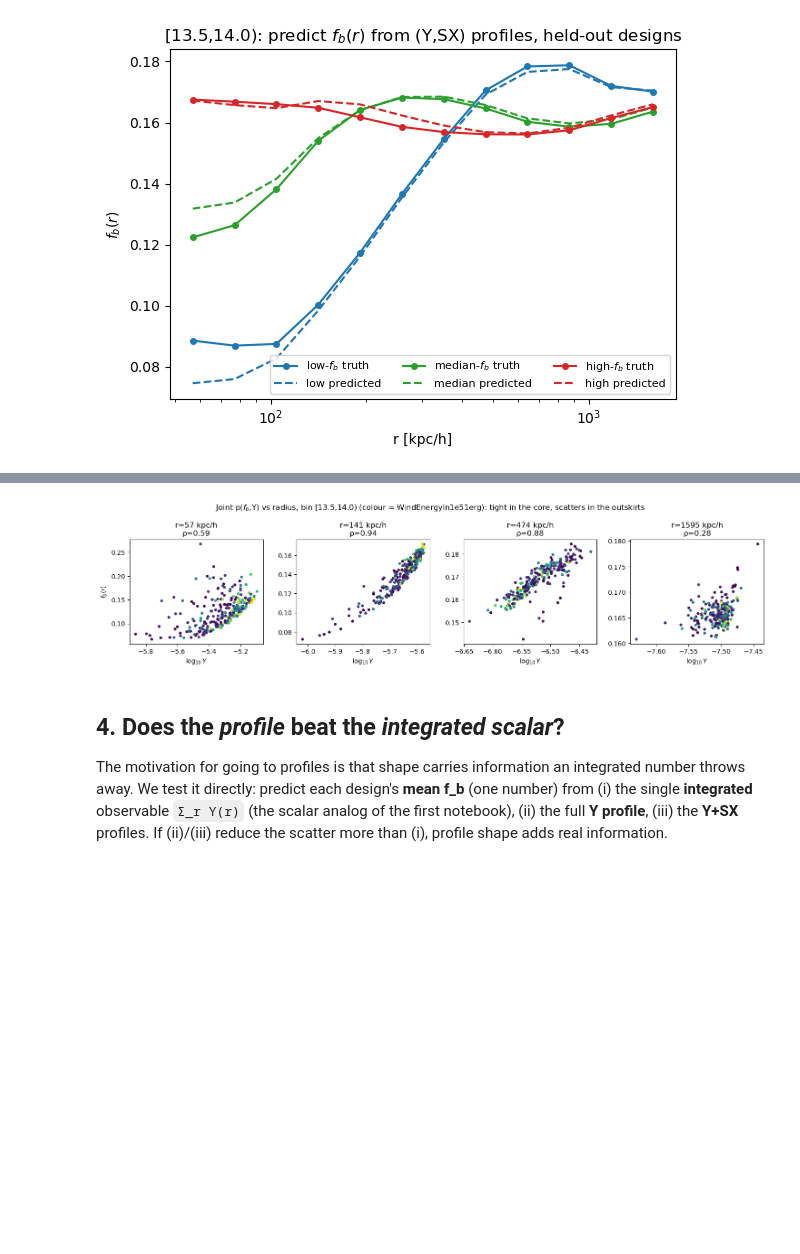
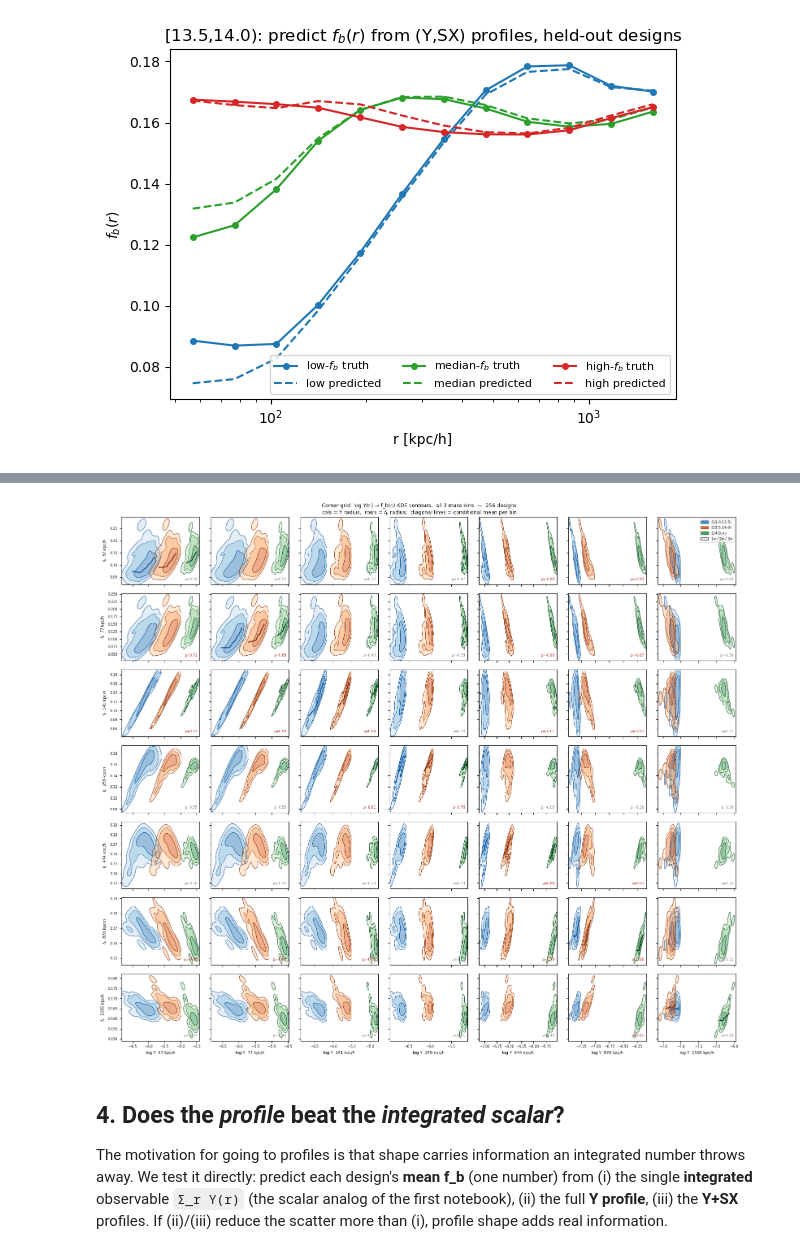
Before and after one commit to Maxelee/BIND, a Jupyter notebook: profile_fb_map.ipynb, the cells around one changed output, grey strips where cells are left out. Cells and saved outputs as stored; diff of their text form; code cells hidden in the pictures; blank space fills up the shorter version.

```diff
--- a/profile_fb_map.ipynb
+++ b/profile_fb_map.ipynb
@@ -394,13 +386,83 @@ saved prof_joint_Y_fb.png ; rho=0.94 at r=141 kpc
 # %%
-# How the joint tightens/loosens with radius (this IS the reduction-vs-r story)
-sel=[0,ri,7,11]                      # core, peak, mid, outskirt indices
-fig,axes=plt.subplots(1,len(sel),figsize=(15,3.8))
-for ax,j in zip(axes,sel):
-    xx=np.log10(prof['Y'][:,b,j]); yy=prof['fb'][:,b,j]
-    rho=spearmanr(xx,yy).statistic
-    ax.scatter(xx,yy,c=pval,cmap='viridis',s=12)
-    ax.set_xlabel('$\\log_{10} Y$'); ax.set_title(f'r={r[j]:.0f} kpc/h\nρ={rho:.2f}')
-axes[0].set_ylabel('$f_b(r)$')
-fig.suptitle(f'Joint p($f_b$,Y) vs radius, bin {lbl} (colour = {pname}): tight in the core, scatters in the outskirts')
-fig.tight_layout(); fig.savefig(FIG/'prof_joint_vs_r.png',dpi=130); print('saved prof_joint_vs_r.png')
+from scipy.stats import gaussian_kde
+
+# Use middle bin to define the radial selection
+b_ref = 1
+ri_peak = int(np.nanargmax(prof_res[('Y', MLBL[b_ref])]['red']))
+sel = sorted(set(np.linspace(0, nr-1, 7).astype(int)) | {ri_peak})[:7]
+n_sel = len(sel)
+r_sel_lbl = [f'{r[k]:.0f}' for k in sel]
+
+# Per-bin color families: light→dark for 3σ→1σ fill, + line color
+BIN_STYLES = [
+    dict(fill=['#c6dbef','#6baed6','#2171b5'], line='#08519c'),   # blues  (low mass)
+    dict(fill=['#fdd0a2','#fd8d3c','#d94801'], line='#7f2704'),   # oranges (mid mass)
+    dict(fill=['#c7e9c0','#74c476','#238b45'], line='#00441b'),   # greens  (high mass)
+]
+
+def kde_levels(xx, yy, fracs=(0.9973, 0.9545, 0.6827), grid_size=80, pad=0.15):
+    """Return (X, Y, Z, levels) where each level encloses the given probability mass.
+    pad: fractional padding added to each axis beyond the data range so contours
+    are not clipped at the plot boundary."""
+    kde = gaussian_kde(np.vstack([xx, yy]))
+    xp = (xx.max() - xx.min()) * pad
+    yp = (yy.max() - yy.min()) * pad
+    xg = np.linspace(xx.min() - xp, xx.max() + xp, grid_size)
+    yg = np.linspace(yy.min() - yp, yy.max() + yp, grid_size)
+    X, Y = np.meshgrid(xg, yg)
+    Z = kde(np.vstack([X.ravel(), Y.ravel()])).reshape(X.shape)
+    z_flat = Z.ravel()
+    idx = np.argsort(z_flat)[::-1]
+    cum = np.cumsum(z_flat[idx]) / z_flat.sum()
+    levels = sorted(z_flat[idx[np.searchsorted(cum, f)]] for f in fracs)
+    return X, Y, Z, levels
+
+fig, axes = plt.subplots(n_sel, n_sel, figsize=(16, 14))
+
+for row, j in enumerate(sel):        # f_b radius (y-axis)
+    for col, i in enumerate(sel):    # Y  radius  (x-axis)
+        ax = axes[row, col]
+        for b, (lbl_b, sty) in enumerate(zip(MLBL, BIN_STYLES)):
+            xx = np.log10(np.clip(prof['Y'][:,b,i], 1e-30, None))
+            yy = prof['fb'][:,b,j]
+            rho = spearmanr(xx, yy).statistic
+            X, Y, Z, lvls = kde_levels(xx, yy)
+            ax.contourf(X, Y, Z, levels=[lvls[0], lvls[1], lvls[2], Z.max()],
+                        colors=sty['fill'], alpha=0.45)
+            ax.contour(X, Y, Z, levels=lvls, colors=sty['line'],
+                       linewidths=0.7, linestyles=['-','--','-'])
+            if row == col:           # diagonal: conditional mean per bin
+                qe = np.quantile(xx, np.linspace(0, 1, 8))
+                xc = 0.5*(qe[1:]+qe[:-1])
+                med = [np.median(yy[(xx >= qe[k]) & (xx <= qe[k+1])]) for k in range(7)]
+                ax.plot(xc, med, '-', color=sty['line'], lw=1.6)
+            # ρ annotation only for middle bin to avoid clutter
+            if b == b_ref:
+                ax.text(0.97, 0.05, f'ρ={rho:.2f}', transform=ax.transAxes,
+                        ha='right', va='bottom', fontsize=6,
+                        color='firebrick' if abs(rho) > 0.6 else '0.5')
+        if row == n_sel-1:
+            ax.set_xlabel(f'log Y  {r_sel_lbl[col]} kpc/h', fontsize=7)
+        else:
+            ax.set_xticklabels([])
+        if col == 0:
+            ax.set_ylabel(f'$f_b$  {r_sel_lbl[row]} kpc/h', fontsize=7)
+        else:
+            ax.set_yticklabels([])
+        ax.tick_params(labelsize=6)
+
+# Legend in top-right panel
+ax0 = axes[0, n_sel-1]
+from matplotlib.patches import Patch
+handles  = [Patch(facecolor=sty['fill'][2], edgecolor=sty['line'], label=lbl_b, alpha=0.8)
+            for lbl_b, sty in zip(MLBL, BIN_STYLES)]
+handles += [Patch(facecolor='none', edgecolor='k', label='1σ / 2σ / 3σ', linewidth=0.8)]
+ax0.legend(handles=handles, fontsize=6.5, loc='upper right', framealpha=0.8)
+
+fig.suptitle('Corner grid: log Y(rᵢ) → f_b(rⱼ) KDE contours,  all 3 mass bins  —  256 designs\n'
+             'cols = Y radius,  rows = $f_b$ radius;  diagonal lines = conditional mean per bin',
+             fontsize=9)
+fig.tight_layout()
+fig.savefig(FIG/'prof_corner_Y_fb.png', dpi=130)
+print('saved prof_corner_Y_fb.png')
 # %% [output]
@@ -408,4 +470,4 @@ saved prof_joint_vs_r.png
-[figure, old version]
+[figure, new version]
 # %% [markdown]
 ## 4. Does the *profile* beat the *integrated scalar*?
 The motivation for going to profiles is that shape carries information an integrated
```
Also changed, not shown: parts of 3 cells of this notebook, 18 other files.
